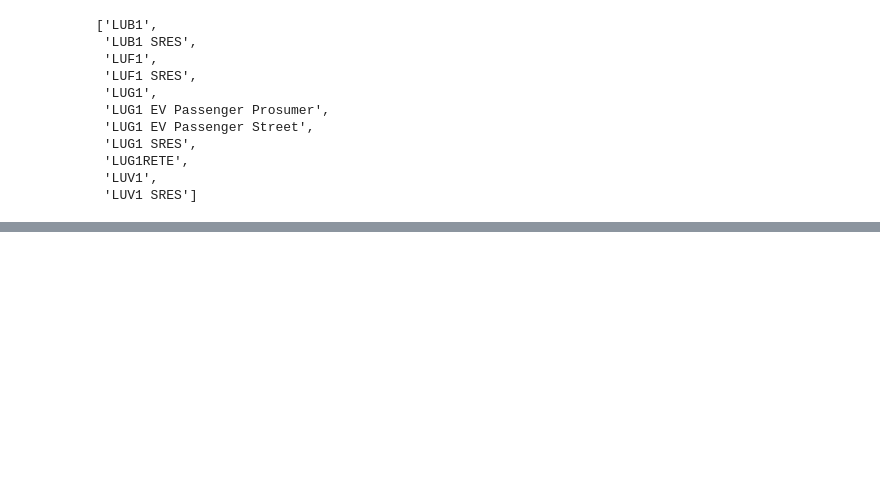
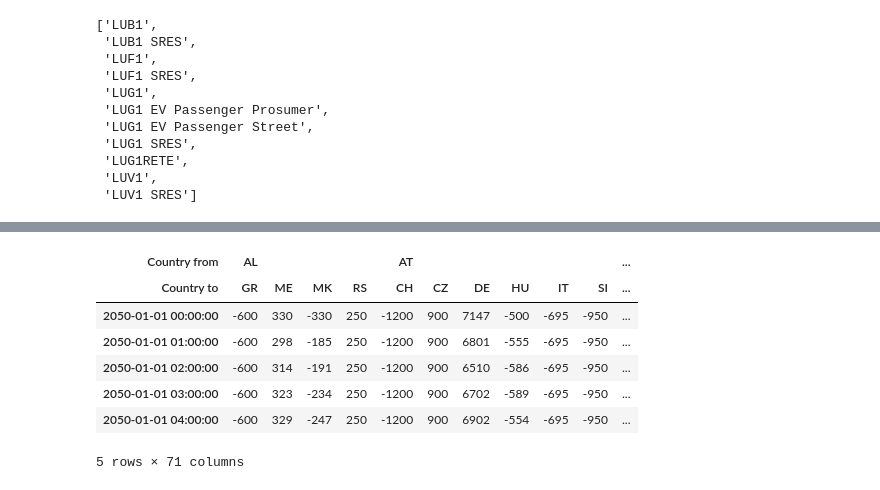
Before and after one commit to LIST-LUXEMBOURG/shrecc, a Jupyter notebook: notebooks/parsing_tyndp.ipynb, the cells around one changed output, grey strips where cells are left out. Saved outputs shown, nothing was run; the diff lists cells and outputs as text; code cells hidden in the pictures; blank space fills up the shorter version.

```diff
--- a/notebooks/parsing_tyndp.ipynb
+++ b/notebooks/parsing_tyndp.ipynb
@@ -410,0 +502,32 @@ sample.T
+# %%
+# Let's use Ember mapping to aggregate nodes
+
+concordance_connections = pd.read_excel(
+    filepath_concordance_nodes, sheet_name="connections", index_col=0
+)
+concordance_connections = concordance_connections[
+    ~concordance_connections.index.duplicated(keep="first")
+]
+# %%
+trade_DE2050_CY2009.columns.name = "BZ line"
+# %%
+trade_DE2050_CY2009.columns = pd.MultiIndex.from_frame(
+    concordance_connections.reindex(trade_DE2050_CY2009.columns, axis=0).reset_index()
+)
+# %%
+trade_agg = (
+    trade_DE2050_CY2009.groupby(level=["Country from", "Country to"], axis=1)
+    .sum()
+    .head()
+)
+# %%
+trade_agg
+# %% [output]
+| Country from | AL |  |  |  | AT |  |  |  |  |  | ... |
+| Country to | GR | ME | MK | RS | CH | CZ | DE | HU | IT | SI | ... |
+| 2050-01-01 00:00:00 | -600 | 330 | -330 | 250 | -1200 | 900 | 7147 | -500 | -695 | -950 | ... |
+| 2050-01-01 01:00:00 | -600 | 298 | -185 | 250 | -1200 | 900 | 6801 | -555 | -695 | -950 | ... |
+| 2050-01-01 02:00:00 | -600 | 314 | -191 | 250 | -1200 | 900 | 6510 | -586 | -695 | -950 | ... |
+| 2050-01-01 03:00:00 | -600 | 323 | -234 | 250 | -1200 | 900 | 6702 | -589 | -695 | -950 | ... |
+| 2050-01-01 04:00:00 | -600 | 329 | -247 | 250 | -1200 | 900 | 6902 | -554 | -695 | -950 | ... |
+5 rows × 71 columns
```
Also changed, not shown: parts of 69 cells of this notebook, 2 other files.
